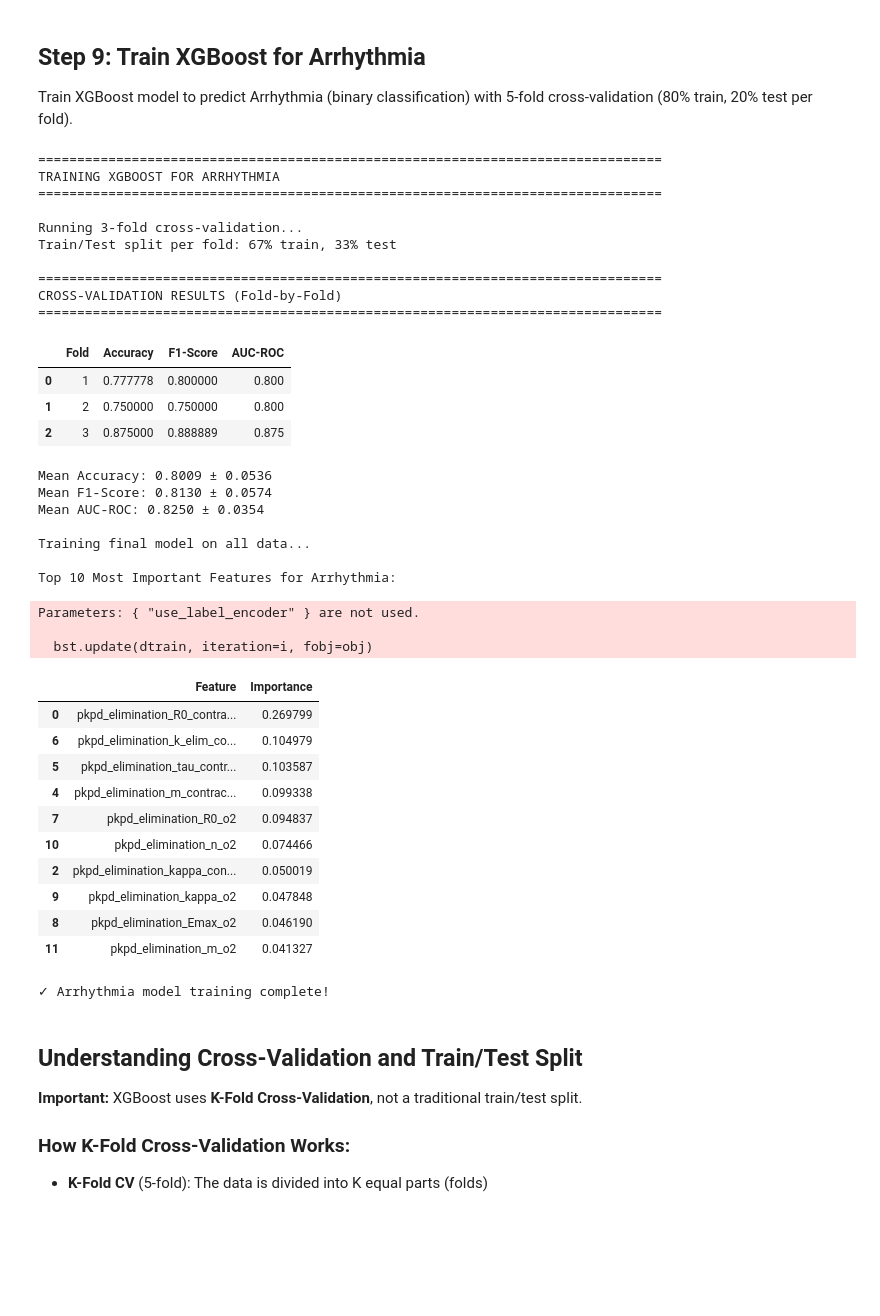
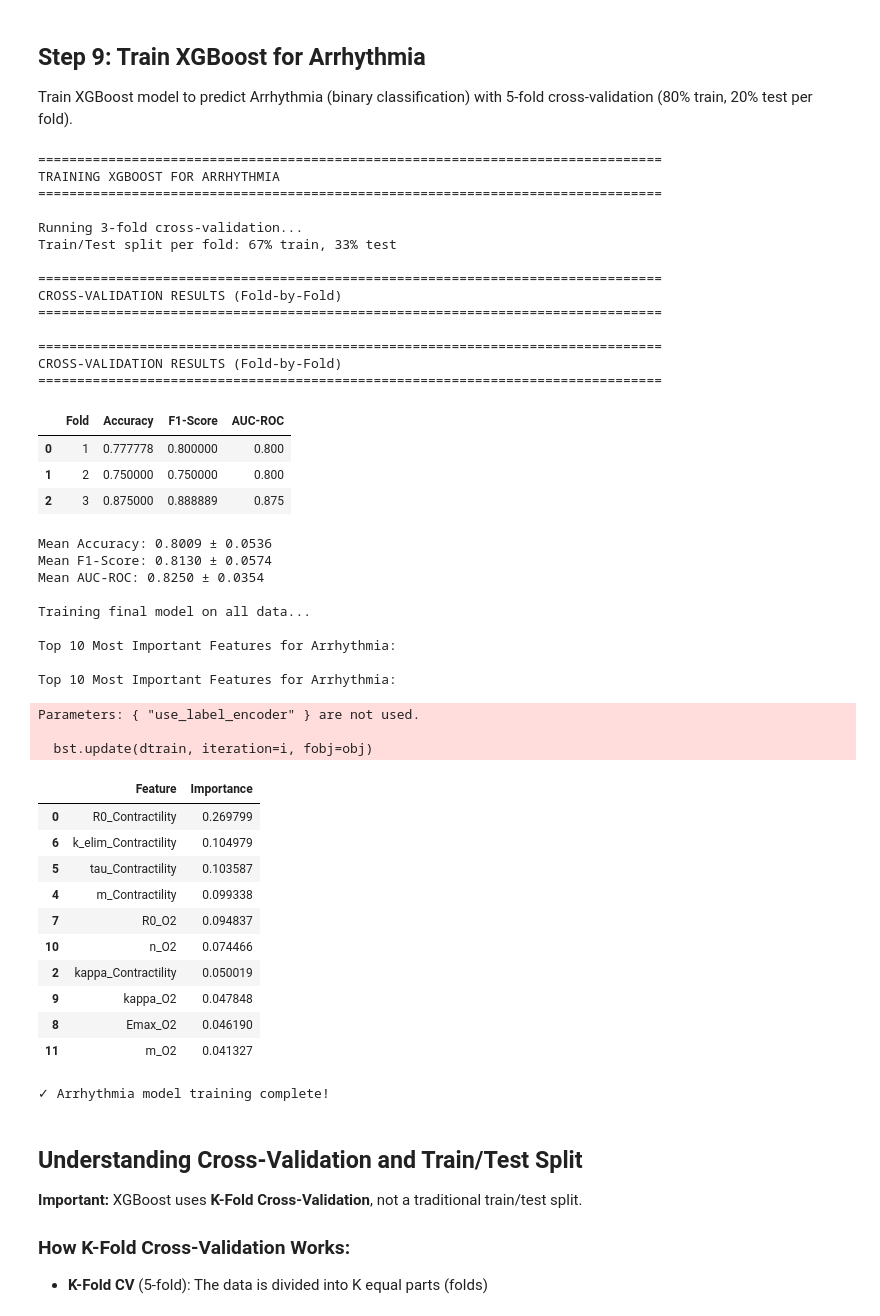
Before and after one commit to NoahB10/Cardiac_RODEO, a Jupyter notebook: Prediction_Models/Prediction_Models_AR_HD_Concern.ipynb, the cells around one changed output. Drawn from its saved outputs; the diff is of its cells as text; code cells hidden in the pictures; blank space fills up the shorter version.

```diff
--- a/Prediction_Models/Prediction_Models_AR_HD_Concern.ipynb
+++ b/Prediction_Models/Prediction_Models_AR_HD_Concern.ipynb
@@ -260,7 +265,7 @@ print(f"\nFeature names:")
 print(features_df.columns.tolist())
 
 # Separate Drug and target columns from original data
-targets_df = df_raw[['Drug', 'Arrhythmia', 'Cardiotoxicity', 'Concern']].copy()
+targets_df = df_raw[['Drug', 'Arrhythmia', 'heart_damage', 'Concern']].copy()
 
 # Align indices
 features_df.index = df_raw.index
@@ -361,7 +366,7 @@ print("="*80)
 
 # Drop rows with missing target labels
 initial_target_rows = len(targets_df)
-targets_df = targets_df.dropna(subset=['Arrhythmia', 'Cardiotoxicity', 'Concern'])
+targets_df = targets_df.dropna(subset=['Arrhythmia', 'heart_damage', 'Concern'])
 dropped_rows = initial_target_rows - len(targets_df)
 
 if dropped_rows > 0:
@@ -373,12 +378,12 @@ features_df = features_df.loc[targets_df.index].copy()
 # Convert targets to numeric
 print("\nConverting targets to numeric format...")
 arrhythmia = preprocess_targets(targets_df, 'Arrhythmia').values
-cardiotoxicity = preprocess_targets(targets_df, 'Cardiotoxicity').values
+heart_damage = preprocess_targets(targets_df, 'heart_damage').values
 concern = preprocess_targets(targets_df, 'Concern').values
 
 print(f"\nTarget distributions:")
 print(f"  Arrhythmia: {np.sum(arrhythmia==1)} positive (true), {np.sum(arrhythmia==0)} negative (false)")
-print(f"  Cardiotoxicity: {np.sum(cardiotoxicity==1)} positive (true), {np.sum(cardiotoxicity==0)} negative (false)")
+print(f"  Heart Damage: {np.sum(heart_damage==1)} positive (true), {np.sum(heart_damage==0)} negative (false)")
 print(f"  Concern: {np.sum(concern==2)} most, {np.sum(concern==1)} less, {np.sum(concern==0)} no")
 
 print(f"\nFinal dataset size: {len(features_df)} samples, {len(features_df.columns)} features")
@@ -554,43 +560,52 @@ else:
         'feature_importances': importance_df_arrhythmia
     }
 
+    # Make Arrhythmia feature importances accessible by a standard name for later plotting
+    arrhythmia_importances = results_arrhythmia['feature_importances']
+
     print("\n✓ Arrhythmia model training complete!")
 # %% [output]
 ================================================================================
 TRAINING XGBOOST FOR ARRHYTHMIA
 ================================================================================
 
 Running 3-fold cross-validation...
 Train/Test split per fold: 67% train, 33% test
 
 ================================================================================
 CROSS-VALIDATION RESULTS (Fold-by-Fold)
 ================================================================================
+
+================================================================================
+CROSS-VALIDATION RESULTS (Fold-by-Fold)
+================================================================================
 |  | Fold | Accuracy | F1-Score | AUC-ROC |
 | 0 | 1 | 0.777778 | 0.800000 | 0.800 |
 | 1 | 2 | 0.750000 | 0.750000 | 0.800 |
 | 2 | 3 | 0.875000 | 0.888889 | 0.875 |
 Mean Accuracy: 0.8009 ± 0.0536
 Mean F1-Score: 0.8130 ± 0.0574
 Mean AUC-ROC: 0.8250 ± 0.0354
 
 Training final model on all data...
 
 Top 10 Most Important Features for Arrhythmia:
+
+Top 10 Most Important Features for Arrhythmia:
 Parameters: { "use_label_encoder" } are not used.
 
   bst.update(dtrain, iteration=i, fobj=obj)
 |  | Feature | Importance |
-| 0 | pkpd_elimination_R0_contra... | 0.269799 |
-| 6 | pkpd_elimination_k_elim_co... | 0.104979 |
-| 5 | pkpd_elimination_tau_contr... | 0.103587 |
-| 4 | pkpd_elimination_m_contrac... | 0.099338 |
-| 7 | pkpd_elimination_R0_o2 | 0.094837 |
-| 10 | pkpd_elimination_n_o2 | 0.074466 |
-| 2 | pkpd_elimination_kappa_con... | 0.050019 |
-| 9 | pkpd_elimination_kappa_o2 | 0.047848 |
-| 8 | pkpd_elimination_Emax_o2 | 0.046190 |
-| 11 | pkpd_elimination_m_o2 | 0.041327 |
+| 0 | R0_Contractility | 0.269799 |
+| 6 | k_elim_Contractility | 0.104979 |
+| 5 | tau_Contractility | 0.103587 |
+| 4 | m_Contractility | 0.099338 |
+| 7 | R0_O2 | 0.094837 |
+| 10 | n_O2 | 0.074466 |
+| 2 | kappa_Contractility | 0.050019 |
+| 9 | kappa_O2 | 0.047848 |
+| 8 | Emax_O2 | 0.046190 |
+| 11 | m_O2 | 0.041327 |
 ✓ Arrhythmia model training complete!
 # %% [markdown]
 ## Understanding Cross-Validation and Train/Test Split
```
Also changed, not shown: parts of 30 cells of this notebook.
